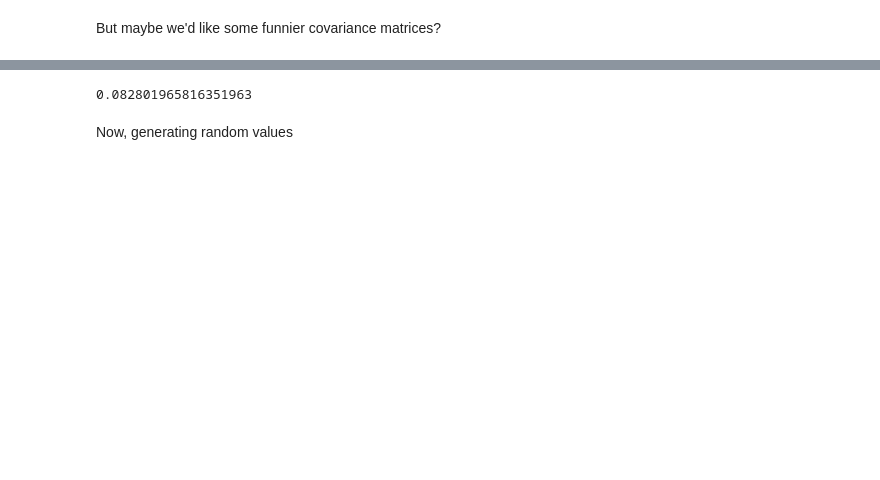
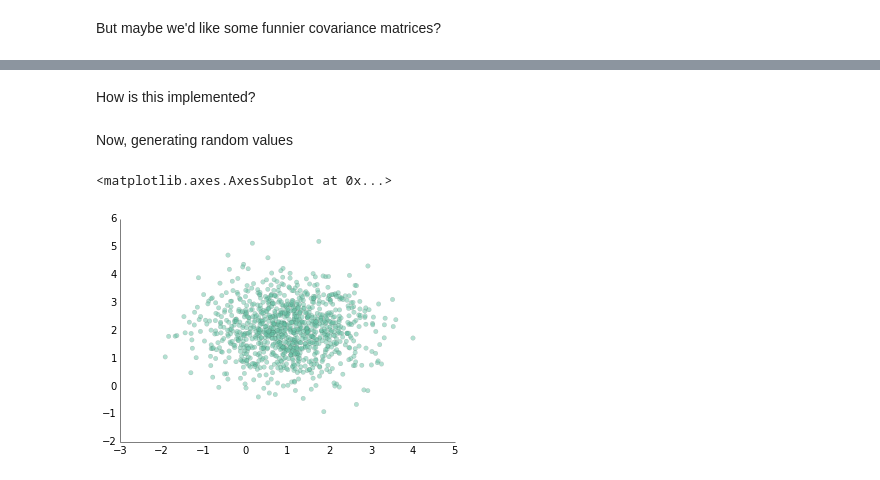
Before and after one commit to Berkeley-MIDS-ML/sklearn-clustering, a Jupyter notebook: Multivariate_Normal.ipynb, the cells around one changed output, grey strips where cells are left out. Cells and saved outputs as stored; diff of their text form; code cells hidden in the pictures; blank space fills up the shorter version.

Commit message:
Added some stuff on components, generating multivariate normal data

```diff
--- a/Multivariate_Normal.ipynb
+++ b/Multivariate_Normal.ipynb
@@ -108,2 +100,6 @@ First - the pdf
 # %%
 from scipy.stats import multivariate_normal as mn
+# %%
+means = [1, 2]
+covs = [[1, 0], [0, .75]]
+lazy_normal_pdf([1, 2], means, covs)
@@ -118,10 +116,14 @@ mn.pdf([2,2], means, covs)
-# %%
-mn.pdf([1,1], means, covs)
-# %% [output]
-0.082801965816351963
+# %% [markdown]
+How is this implemented?
 # %%
 mn.pdf??
 # %%
 mn._logpdf??
 # %% [markdown]
 Now, generating random values
+# %%
+examples = mn.rvs(means, covs, 1000)
+ppl.scatter(examples[:,0], examples[:,1])
+# %% [output]
+<matplotlib.axes.AxesSubplot at 0x...>
+[figure, added]
```
Also changed, not shown: parts of 22 cells of this notebook.
